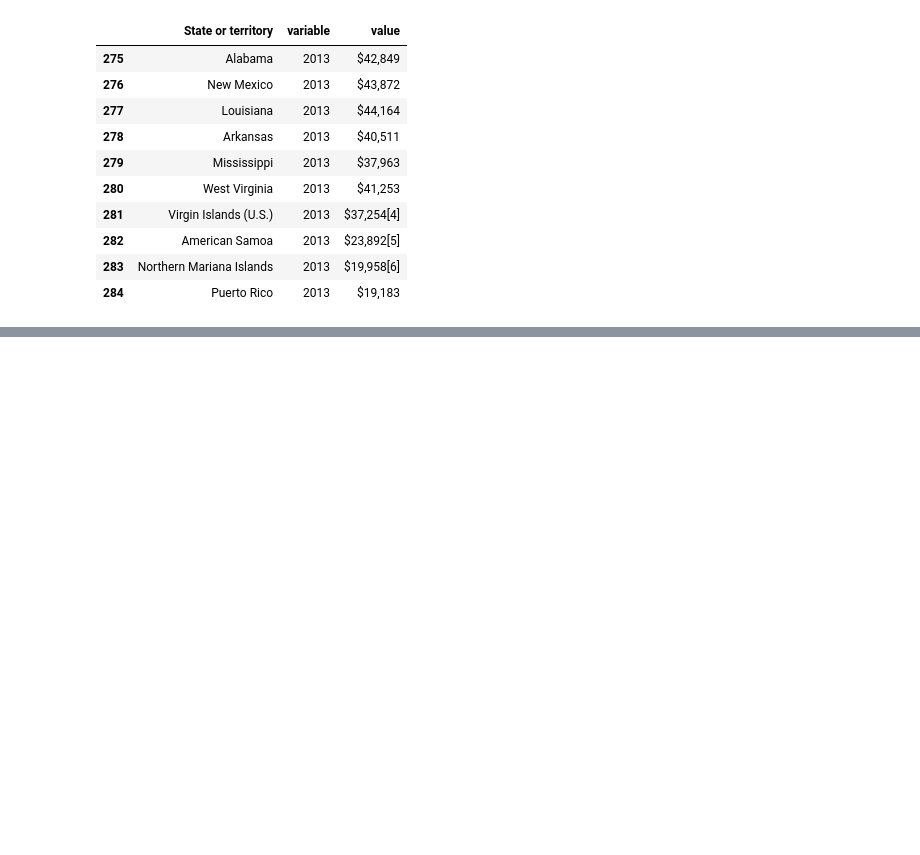
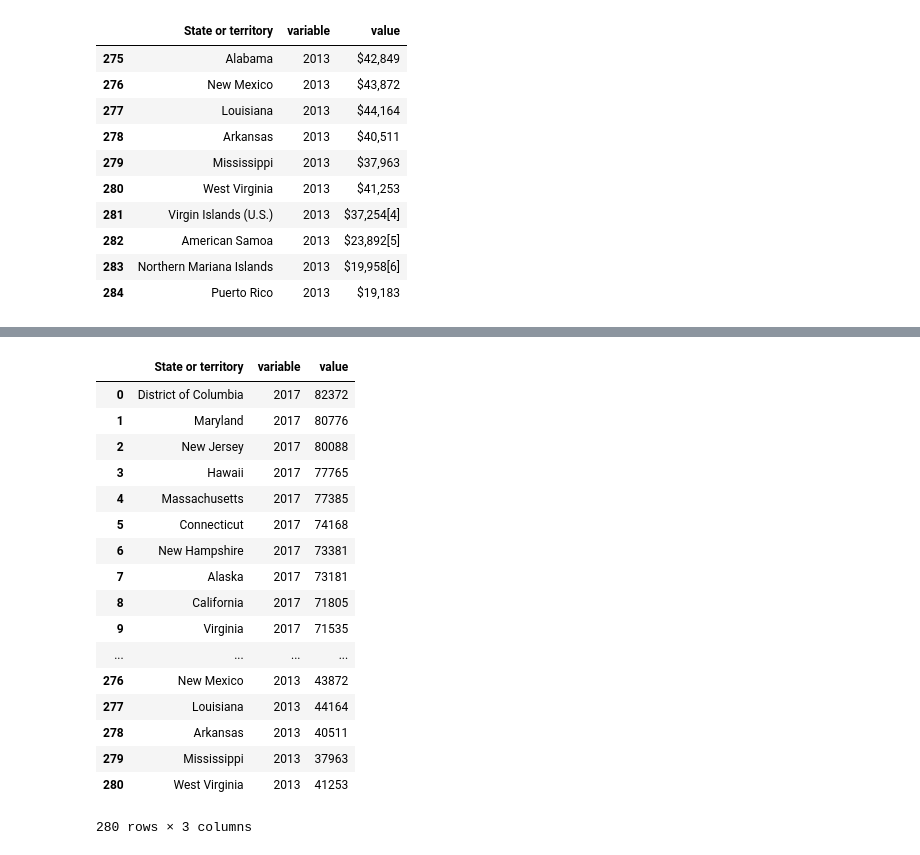
Before and after one commit to jsialcalde/ETL_PROJECT, a Jupyter notebook: Webscrape_state-income.ipynb, the cells around one changed output, grey strips where cells are left out. Cells and saved outputs as stored; diff of their text form; code cells hidden in the pictures; blank space fills up the shorter version.

```diff
--- a/Webscrape_state-income.ipynb
+++ b/Webscrape_state-income.ipynb
@@ -70,0 +78,12 @@ pvt_median_df.tail(10)
+# %%
+#Income data is a object, will remove ($) and extraneous (,).
+pvt_median_df.value = pvt_median_df['value'].str.strip('$').str.replace(',','')
+
+
+#remove rows 281-284, since they are territories, not states
+
+pvt_median_df = pvt_median_df.iloc[:281]
+
+
+# check result
+pvt_median_df.tail(10)
@@ -70,0 +104,23 @@ pvt_median_df.tail(10)
+# %%
+pvt_median_df = pvt_median_df.drop(pvt_median_df.index[274])
+# %%
+pvt_median_df
+# %% [output]
+|  | State or territory | variable | value |
+| 0 | District of Columbia | 2017 | 82372 |
+| 1 | Maryland | 2017 | 80776 |
+| 2 | New Jersey | 2017 | 80088 |
+| 3 | Hawaii | 2017 | 77765 |
+| 4 | Massachusetts | 2017 | 77385 |
+| 5 | Connecticut | 2017 | 74168 |
+| 6 | New Hampshire | 2017 | 73381 |
+| 7 | Alaska | 2017 | 73181 |
+| 8 | California | 2017 | 71805 |
+| 9 | Virginia | 2017 | 71535 |
+| ... | ... | ... | ... |
+| 276 | New Mexico | 2013 | 43872 |
+| 277 | Louisiana | 2013 | 44164 |
+| 278 | Arkansas | 2013 | 40511 |
+| 279 | Mississippi | 2013 | 37963 |
+| 280 | West Virginia | 2013 | 41253 |
+280 rows × 3 columns
```
Also changed, not shown: parts of 7 cells of this notebook, 1 other file.
